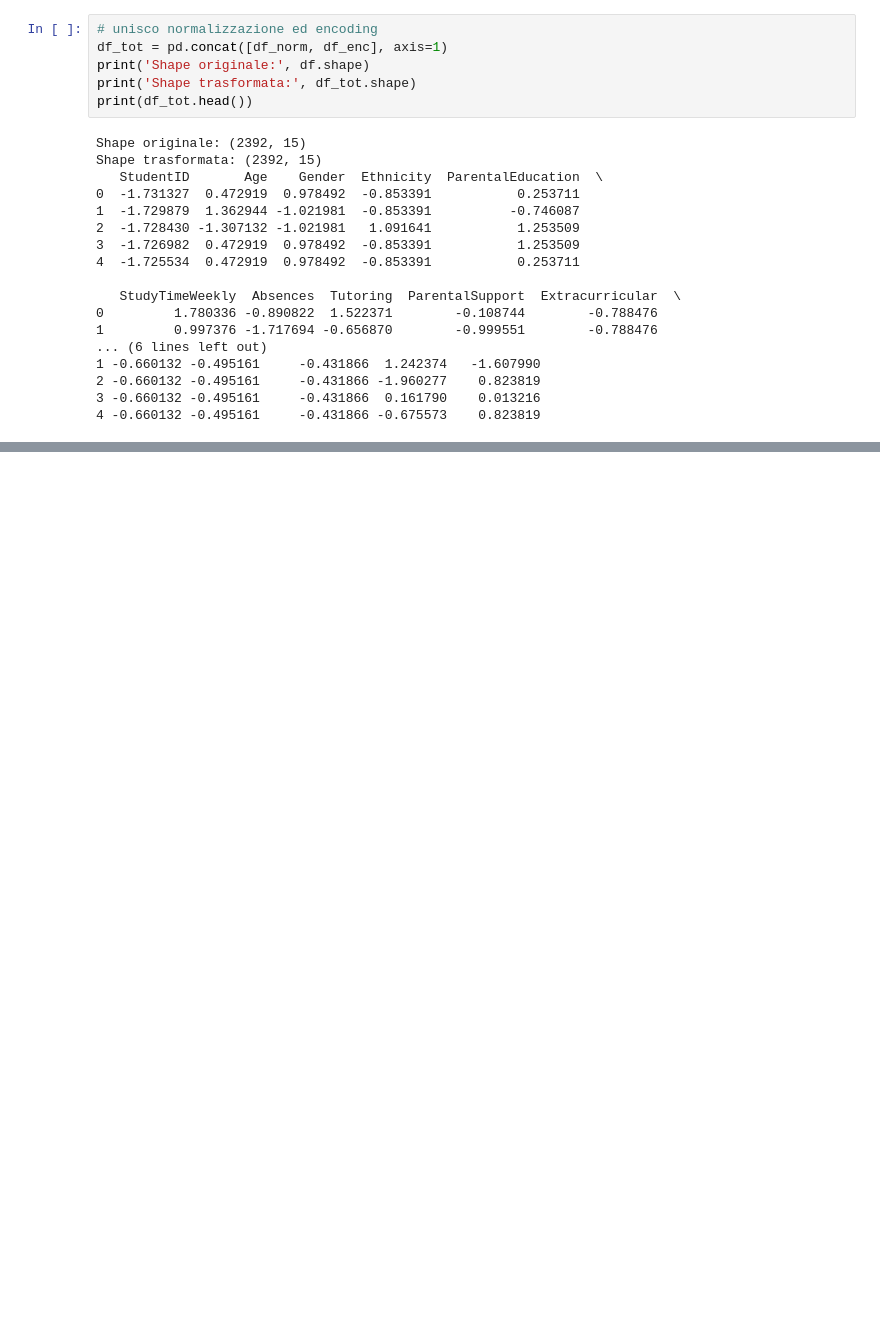
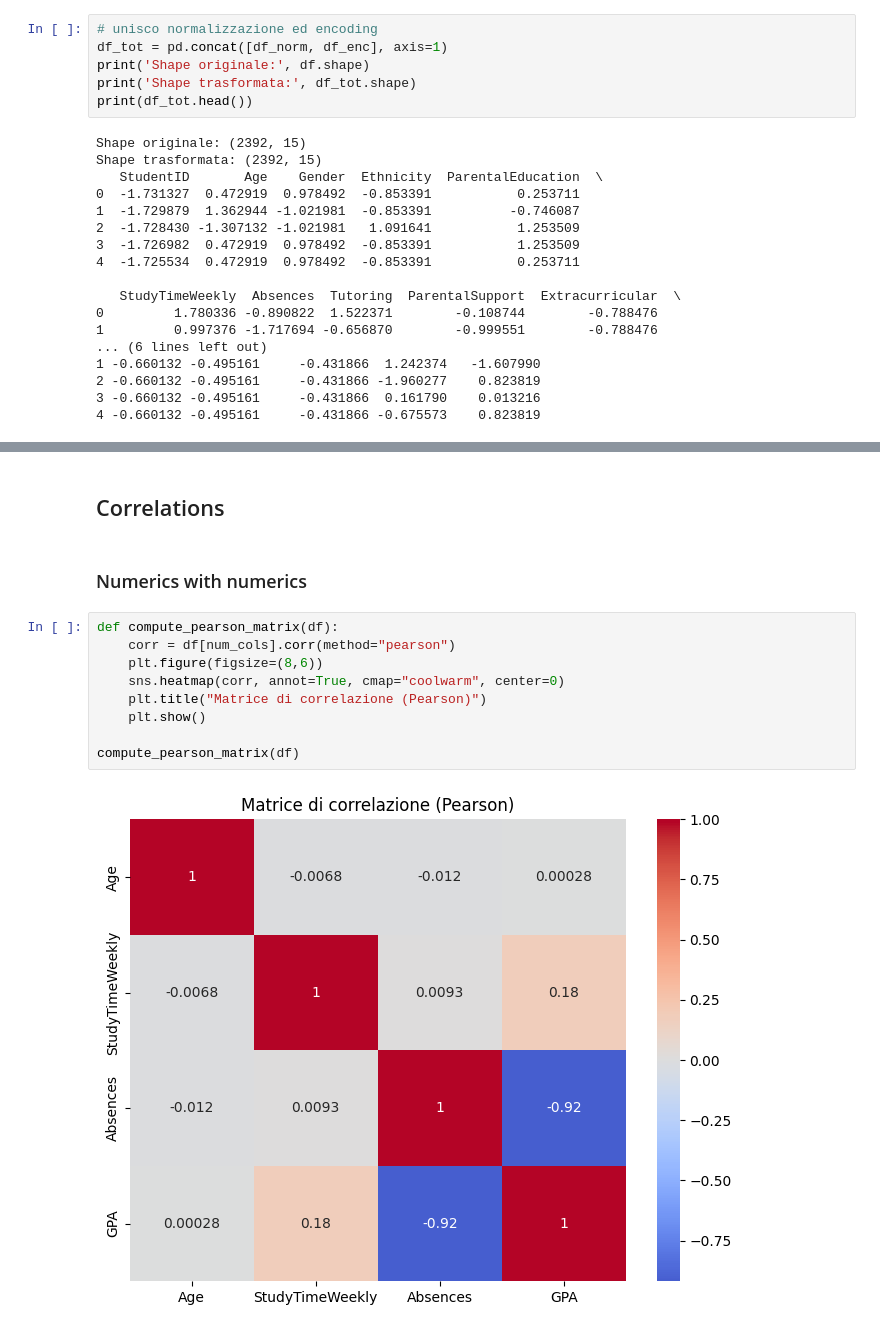
Before and after one commit to annasetzu/ProgettoDiGruppo21Agosto, a Jupyter notebook: main.ipynb, the cells around one changed output, grey strips where cells are left out. Saved outputs shown, nothing was run; the diff lists cells and outputs as text; blank space fills up the shorter version.

```diff
--- a/main.ipynb
+++ b/main.ipynb
@@ -96,0 +170,15 @@ Shape trasformata: (2392, 15)
+# %% [markdown]
+## Correlations
+# %% [markdown]
+### Numerics with numerics
+# %%
+def compute_pearson_matrix(df):
+    corr = df[num_cols].corr(method="pearson")
+    plt.figure(figsize=(8,6))
+    sns.heatmap(corr, annot=True, cmap="coolwarm", center=0)
+    plt.title("Matrice di correlazione (Pearson)")
+    plt.show()
+
+compute_pearson_matrix(df)
+# %% [output]
+[figure, added]
```
Also changed, not shown: parts of 15 cells of this notebook, 1 other file.
